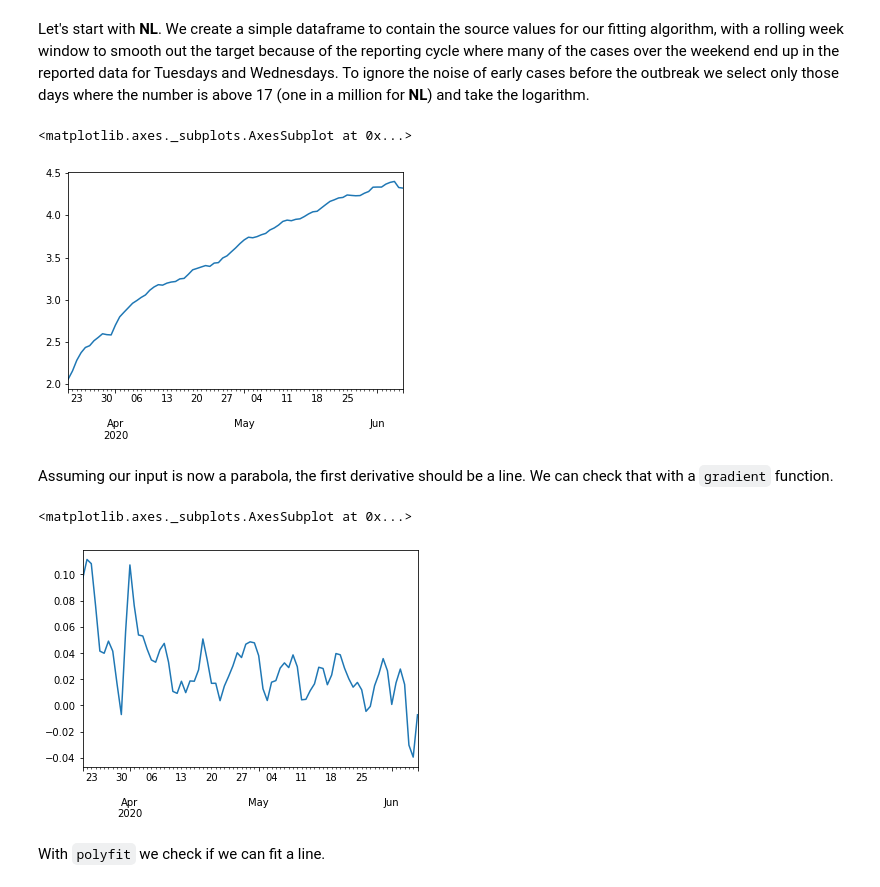
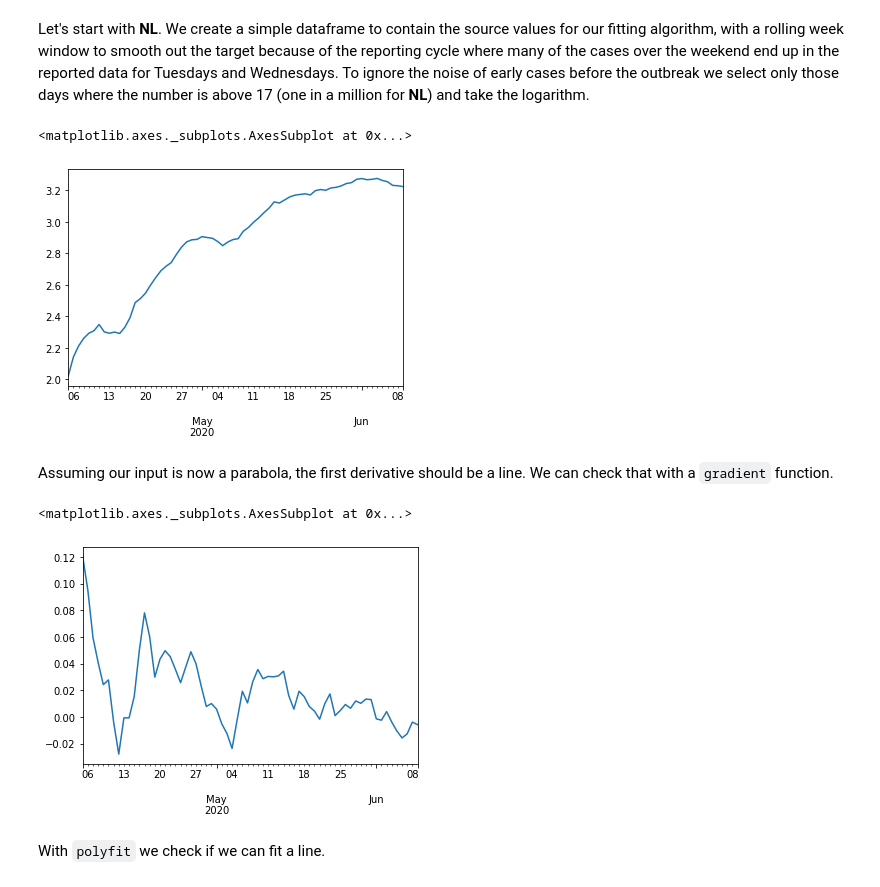
Before and after one commit to R3dje/COVID19, a Jupyter notebook: Modelpivot.ipynb, the cells around one changed output. Cells and saved outputs as stored; diff of their text form; code cells hidden in the pictures.

```diff
--- a/Modelpivot.ipynb
+++ b/Modelpivot.ipynb
@@ -117,17 +117,17 @@ df_geo['cases'][['IT', 'ES', 'FR', 'BE', 'NL']].rolling(14).sum().plot(logy=True
 # %% [markdown]
 Let's start with __NL__. We create a simple dataframe to contain the source values for our fitting algorithm,  with a rolling week window to smooth out the target because of the reporting cycle where many of the cases over the weekend end up in the reported data for Tuesdays and Wednesdays. To ignore the noise of early cases before the outbreak we select only those days where the number is above 17 (one in a million for __NL__) and take the logarithm.
 # %%
-country  = 'BR'
+country  = 'QA'
 measure  = 'cases'
 pmeasure = 'pcases'
 
 df_pred = pd.DataFrame({'x':df_geo['daynum'], 'y':df_geo[measure][country].rolling(7).mean()})
 df_pred = df_pred[df_pred['y'] > 100]
 df_pred['y'] = np.log10(df_pred['y'])
 df_pred['y'].plot()
 # %% [output]
 <matplotlib.axes._subplots.AxesSubplot at 0x...>
-[figure, old version]
+[figure, new version]
 # %% [markdown]
 Assuming our input is now a parabola, the first derivative should be a line. We can check that with a `gradient` function.
 # %%
@@ -135,7 +135,7 @@ df_pred['g'] = np.gradient(df_pred['y'])
 df_pred['g'].plot()
 # %% [output]
 <matplotlib.axes._subplots.AxesSubplot at 0x...>
-[figure, old version]
+[figure, new version]
 # %% [markdown]
 With `polyfit` we check if we can fit a line.
 # %%
```
Also changed, not shown: parts of 12 cells of this notebook, 4 other files.
